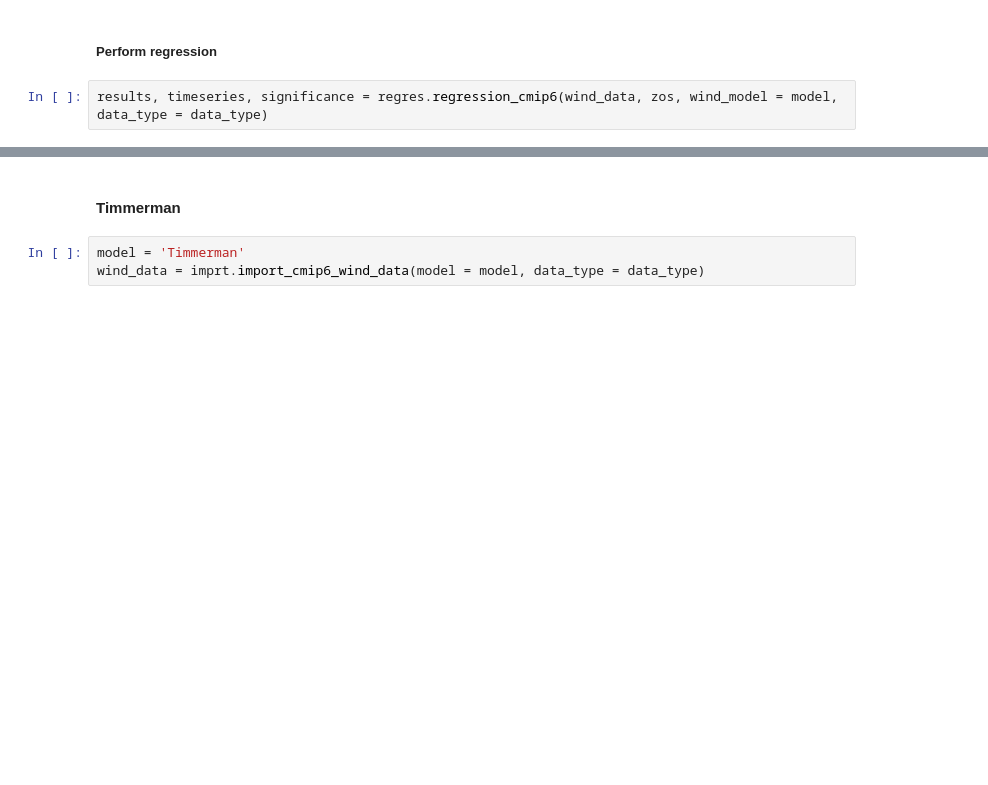
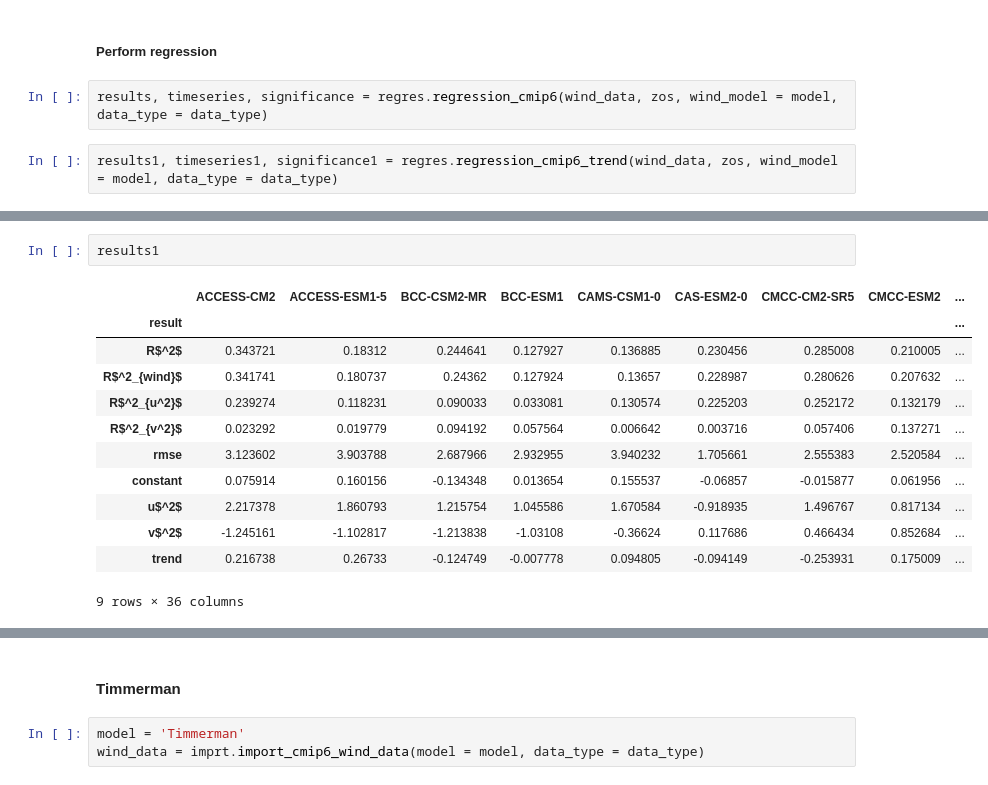
Before and after one commit to iris-keizer/Thesis-KNMI, a Jupyter notebook: Projections/notebooks/pre_projection_regression.ipynb, the cells around one changed output, grey strips where cells are left out. Drawn from its saved outputs; the diff is of its cells as text; blank space fills up the shorter version.

```diff
--- a/Projections/notebooks/pre_projection_regression.ipynb
+++ b/Projections/notebooks/pre_projection_regression.ipynb
@@ -31,6 +33,8 @@ wind_data = imprt.import_cmip6_wind_data(model = model, data_type = data_type)
 ##### Perform regression
 # %%
 results, timeseries, significance = regres.regression_cmip6(wind_data, zos, wind_model = model, data_type = data_type)
+# %%
+results1, timeseries1, significance1 = regres.regression_cmip6_trend(wind_data, zos, wind_model = model, data_type = data_type)
 # %%
 results
 # %% [output]
@@ -46,4 +50,19 @@ results
 7 rows × 36 columns
+# %%
+results1
+# %% [output]
+|  | ACCESS-CM2 | ACCESS-ESM1-5 | BCC-CSM2-MR | BCC-ESM1 | CAMS-CSM1-0 | CAS-ESM2-0 | CMCC-CM2-SR5 | CMCC-ESM2 | ... |
+| result |  |  |  |  |  |  |  |  | ... |
+| R$^2$ | 0.343721 | 0.18312 | 0.244641 | 0.127927 | 0.136885 | 0.230456 | 0.285008 | 0.210005 | ... |
+| R$^2_{wind}$ | 0.341741 | 0.180737 | 0.24362 | 0.127924 | 0.13657 | 0.228987 | 0.280626 | 0.207632 | ... |
+| R$^2_{u^2}$ | 0.239274 | 0.118231 | 0.090033 | 0.033081 | 0.130574 | 0.225203 | 0.252172 | 0.132179 | ... |
+| R$^2_{v^2}$ | 0.023292 | 0.019779 | 0.094192 | 0.057564 | 0.006642 | 0.003716 | 0.057406 | 0.137271 | ... |
+| rmse | 3.123602 | 3.903788 | 2.687966 | 2.932955 | 3.940232 | 1.705661 | 2.555383 | 2.520584 | ... |
+| constant | 0.075914 | 0.160156 | -0.134348 | 0.013654 | 0.155537 | -0.06857 | -0.015877 | 0.061956 | ... |
+| u$^2$ | 2.217378 | 1.860793 | 1.215754 | 1.045586 | 1.670584 | -0.918935 | 1.496767 | 0.817134 | ... |
+| v$^2$ | -1.245161 | -1.102817 | -1.213838 | -1.03108 | -0.36624 | 0.117686 | 0.466434 | 0.852684 | ... |
+| trend | 0.216738 | 0.26733 | -0.124749 | -0.007778 | 0.094805 | -0.094149 | -0.253931 | 0.175009 | ... |
+9 rows × 36 columns
 # %%
 timeseries
 # %% [output]
```
Also changed, not shown: parts of 10 cells of this notebook, 11 other files.
